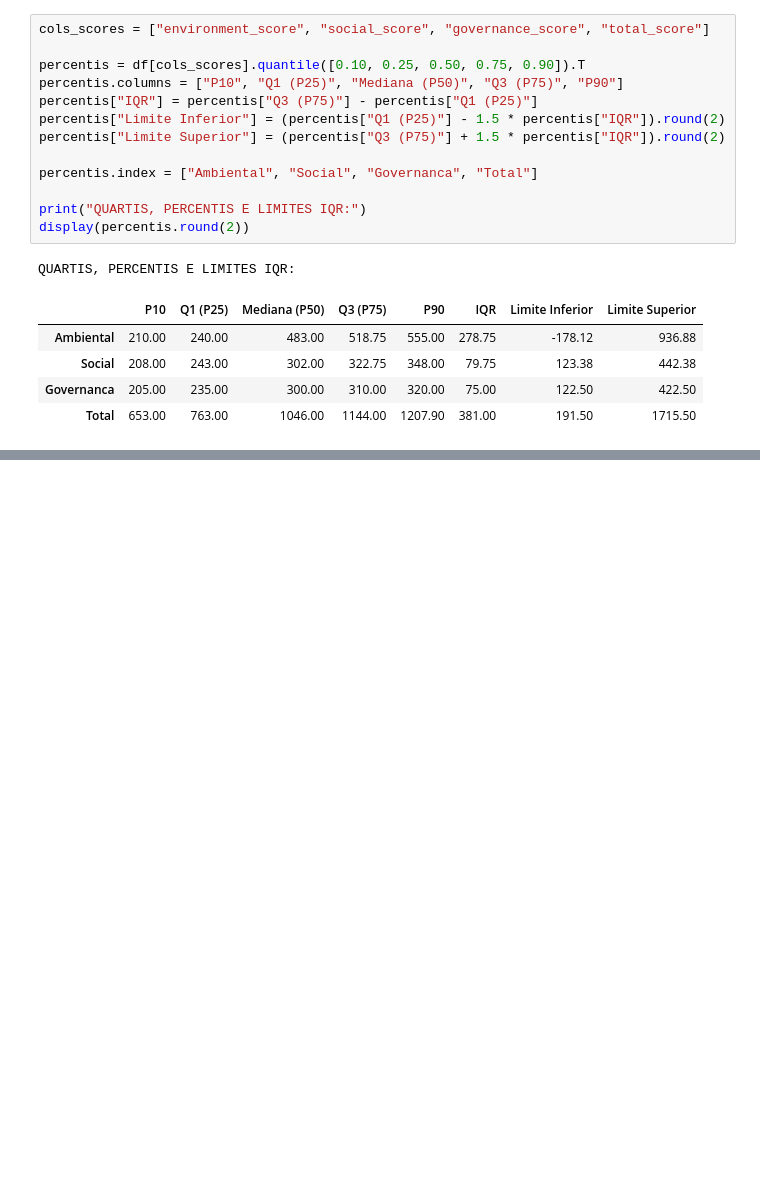
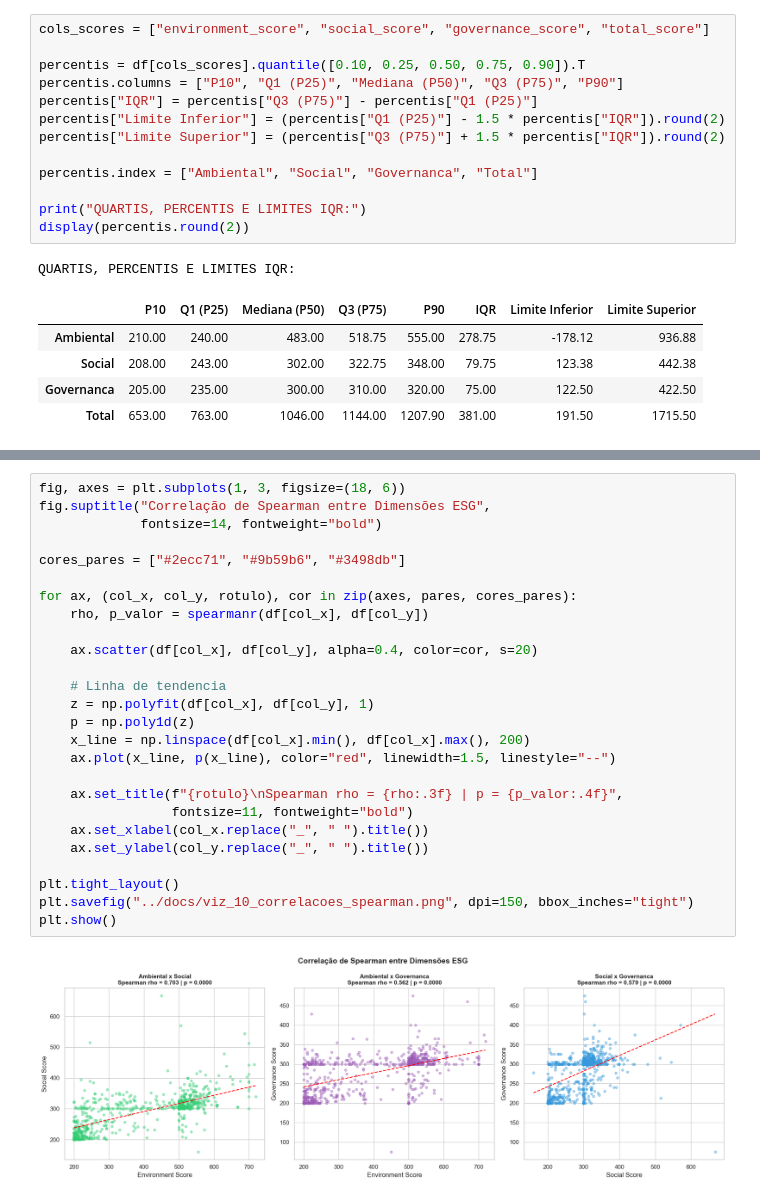
Before and after one commit to phelipecscosta/NorthData-Consulting-Classific-ESG-por-Machine-Learning, a Jupyter notebook: notebooks/01_eda_e_visualizacoes_analiticas.ipynb, the cells around one changed output, grey strips where cells are left out. Saved outputs shown, nothing was run; the diff lists cells and outputs as text; blank space fills up the shorter version.

Commit message:
Finalização notebook EDA e relatório  Projeto ML I – Entrega 2

```diff
--- a/notebooks/01_eda_e_visualizacoes_analiticas.ipynb
+++ b/notebooks/01_eda_e_visualizacoes_analiticas.ipynb
@@ -921,0 +1225,28 @@ plt.show()
+# %%
+fig, axes = plt.subplots(1, 3, figsize=(18, 6))
+fig.suptitle("Correlação de Spearman entre Dimensões ESG",
+             fontsize=14, fontweight="bold")
+
+cores_pares = ["#2ecc71", "#9b59b6", "#3498db"]
+
+for ax, (col_x, col_y, rotulo), cor in zip(axes, pares, cores_pares):
+    rho, p_valor = spearmanr(df[col_x], df[col_y])
+
+    ax.scatter(df[col_x], df[col_y], alpha=0.4, color=cor, s=20)
+
+    # Linha de tendencia
+    z = np.polyfit(df[col_x], df[col_y], 1)
+    p = np.poly1d(z)
+    x_line = np.linspace(df[col_x].min(), df[col_x].max(), 200)
+    ax.plot(x_line, p(x_line), color="red", linewidth=1.5, linestyle="--")
+
+    ax.set_title(f"{rotulo}\nSpearman rho = {rho:.3f} | p = {p_valor:.4f}",
+                 fontsize=11, fontweight="bold")
+    ax.set_xlabel(col_x.replace("_", " ").title())
+    ax.set_ylabel(col_y.replace("_", " ").title())
+
+plt.tight_layout()
+plt.savefig("../docs/viz_10_correlacoes_spearman.png", dpi=150, bbox_inches="tight")
+plt.show()
+# %% [output]
+[figure, added]
```
Also changed, not shown: parts of 27 cells of this notebook, 12 other files.
